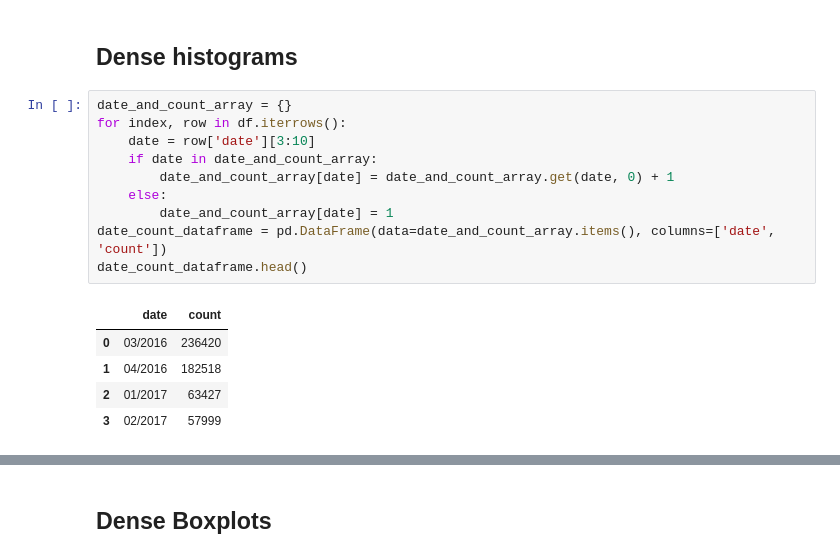
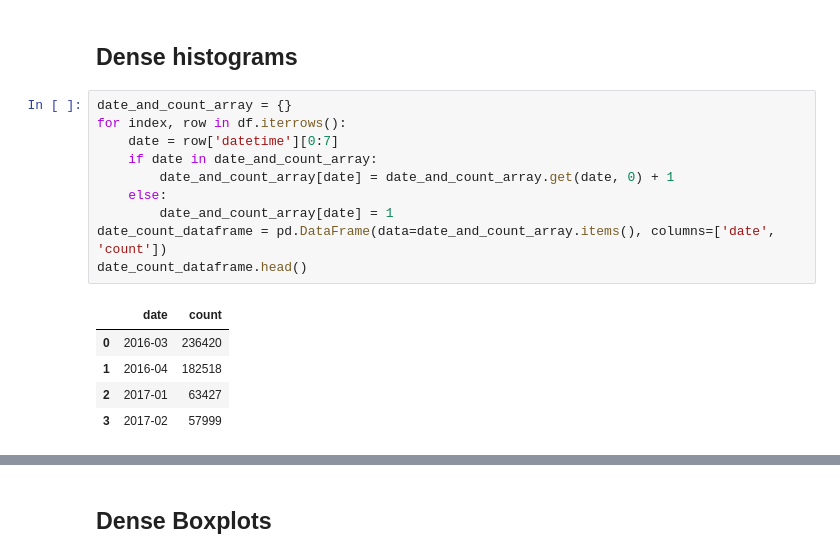
Before and after one commit to AvansETI/SmartGridAI, a Jupyter notebook: B4B Human Wellbeing Prediction/data_analysis/univariate_analysis_dense.ipynb, the cells around one changed output, grey strips where cells are left out. Drawn from its saved outputs; the diff is of its cells as text.

Commit message:
Changed datetime to work with the new preprocessed datetime.

```diff
--- a/B4B Human Wellbeing Prediction/data_analysis/univariate_analysis_dense.ipynb
+++ b/B4B Human Wellbeing Prediction/data_analysis/univariate_analysis_dense.ipynb
@@ -31,19 +31,19 @@ Index(['original_entry_id', 'node_id', 'room', 'absolute_time',
 # %%
 date_and_count_array = {}
 for index, row in df.iterrows():
-    date = row['date'][3:10]
+    date = row['datetime'][0:7]
     if date in date_and_count_array:
         date_and_count_array[date] = date_and_count_array.get(date, 0) + 1
     else:
         date_and_count_array[date] = 1
 date_count_dataframe = pd.DataFrame(data=date_and_count_array.items(), columns=['date', 'count'])
 date_count_dataframe.head()
 # %% [output]
 |  | date | count |
-| 0 | 03/2016 | 236420 |
-| 1 | 04/2016 | 182518 |
-| 2 | 01/2017 | 63427 |
-| 3 | 02/2017 | 57999 |
+| 0 | 2016-03 | 236420 |
+| 1 | 2016-04 | 182518 |
+| 2 | 2017-01 | 63427 |
+| 3 | 2017-02 | 57999 |
 # %%
 fig, axes = plt.subplots(6, 3, figsize=(20, 20))
 fig.suptitle('Dense Histograms')
```
Also changed, not shown: parts of 3 cells of this notebook.
